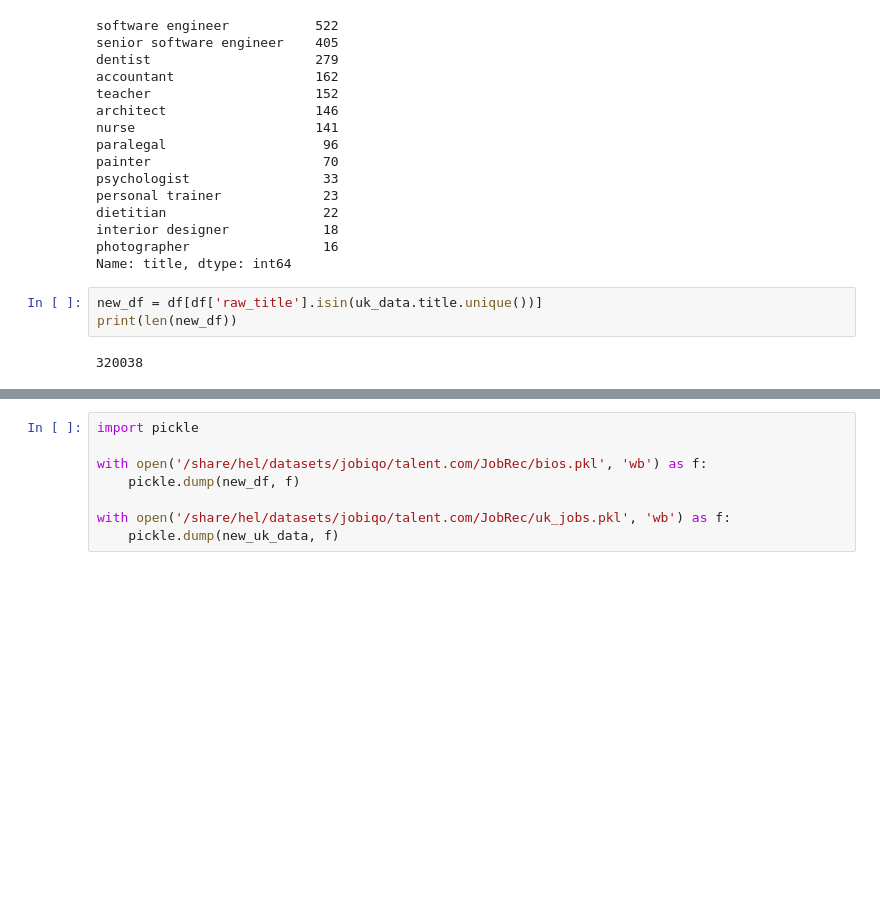
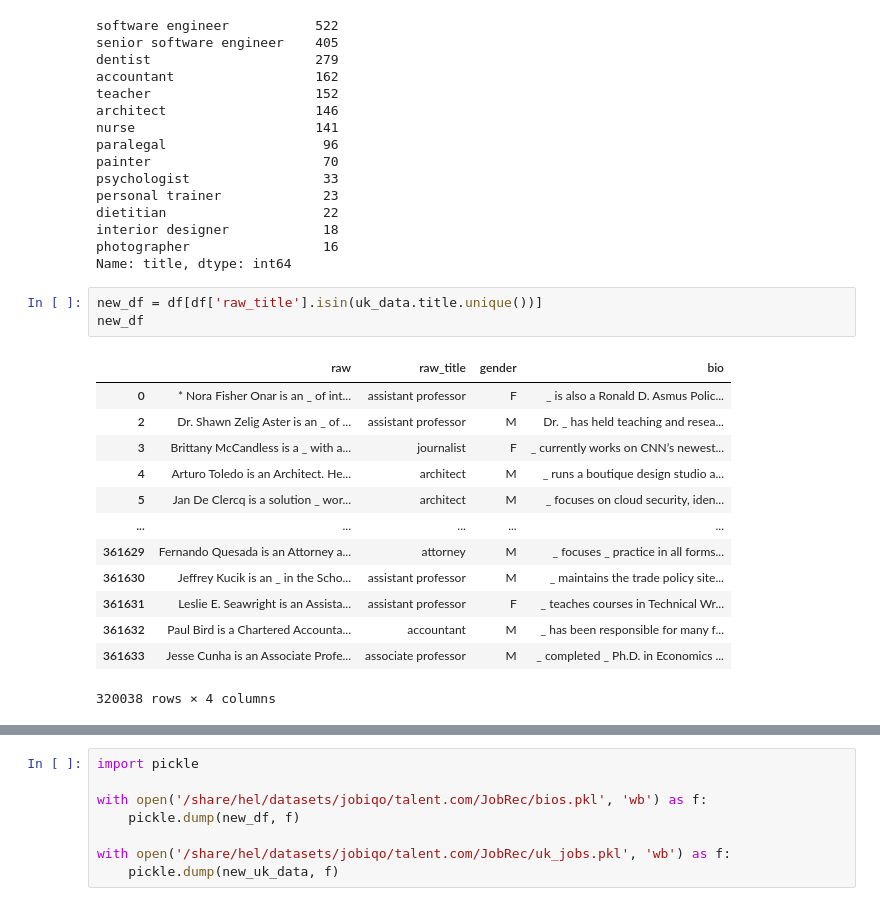
Before and after one commit to CPJKU/JobAd_Rec, a Jupyter notebook: CreateData.ipynb, the cells around one changed output, grey strips where cells are left out. Saved outputs shown, nothing was run; the diff lists cells and outputs as text; blank space fills up the shorter version.

```diff
--- a/CreateData.ipynb
+++ b/CreateData.ipynb
@@ -103,6 +97,18 @@ photographer                 16
 Name: title, dtype: int64
 # %%
 new_df = df[df['raw_title'].isin(uk_data.title.unique())]
-print(len(new_df))
+new_df
 # %% [output]
+|  | raw | raw_title | gender | bio |
+| 0 | * Nora Fisher Onar is an _ of int... | assistant professor | F | _ is also a Ronald D. Asmus Polic... |
+| 2 | Dr. Shawn Zelig Aster is an _ of ... | assistant professor | M | Dr. _ has held teaching and resea... |
+| 3 | Brittany McCandless is a _ with a... | journalist | F | _ currently works on CNN’s newest... |
+| 4 | Arturo Toledo is an Architect. He... | architect | M | _ runs a boutique design studio a... |
+| 5 | Jan De Clercq is a solution _ wor... | architect | M | _ focuses on cloud security, iden... |
+| ... | ... | ... | ... | ... |
+| 361629 | Fernando Quesada is an Attorney a... | attorney | M | _ focuses _ practice in all forms... |
+| 361630 | Jeffrey Kucik is an _ in the Scho... | assistant professor | M | _ maintains the trade policy site... |
+| 361631 | Leslie E. Seawright is an Assista... | assistant professor | F | _ teaches courses in Technical Wr... |
+| 361632 | Paul Bird is a Chartered Accounta... | accountant | M | _ has been responsible for many f... |
+| 361633 | Jesse Cunha is an Associate Profe... | associate professor | M | _ completed _ Ph.D. in Economics ... |
-320038
+320038 rows × 4 columns
```
Also changed, not shown: parts of 14 cells of this notebook, 1 other file.
